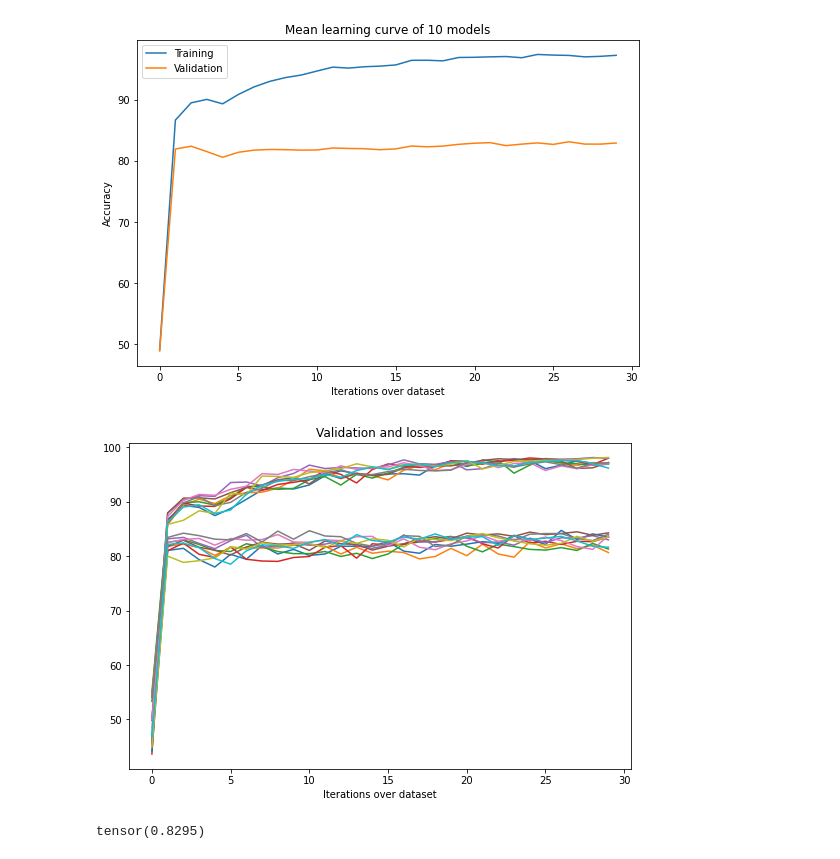
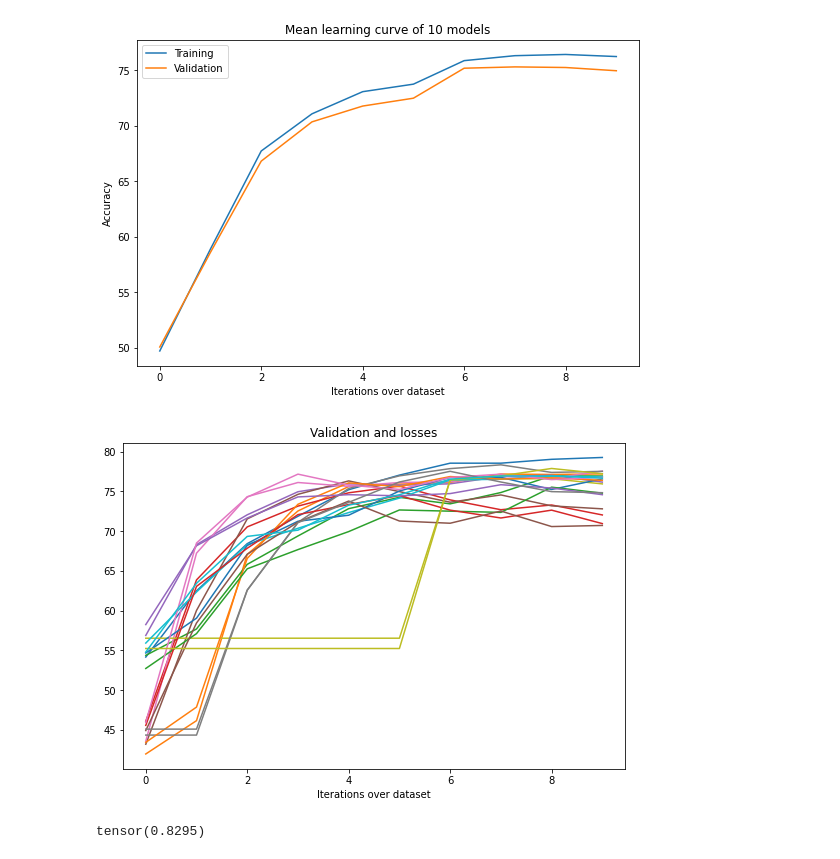
Before and after one commit to DeepRank/3D-Vac, a Jupyter notebook: src/5_train_models/explore_class_seq_xvalidation.ipynb, the cells around one changed output. Drawn from its saved outputs; the diff is of its cells as text; code cells hidden in the pictures.

```diff
--- a/src/5_train_models/explore_class_seq_xvalidation.ipynb
+++ b/src/5_train_models/explore_class_seq_xvalidation.ipynb
@@ -15,38 +15,38 @@ def renorm(data, mean, std):
 # models_path = "/home/daqop/Desktop/M2/Internship/python/trained_models/"
 # models_path = "/home/daqop/mountpoint_snellius/3D-Vac/src/5_train_models/CNN/I/reg/seq/trained_models/"
 models_path = "/home/daqop/train_branch_3D_Vac/src/5_train_models/CNN/I/classification/seq/trained_models/"
-model_name = "mlp_class_baseline_500_neurons_30_epochs_sig_norm.pt"
+model_name = "mlp_class_baseline_5_neurons_10_epochs_clust_test.pt"
 models_path = models_path + model_name
 cp = torch.load(models_path)
 xval_data = cp["models_data"]
 a = cp["arguments"]
 
 train_losses = torch.tensor([data["train_losses"] for data in xval_data])
 validation_losses = torch.tensor([data["validation_losses"] for data in xval_data])
 train_losses = torch.permute(train_losses, (1,0))
 validation_losses = torch.permute(validation_losses, (1,0))
 
 #plot mean validation and loss
 plt.figure(figsize=(9,6))
 plt.plot(range(a.epochs), train_losses.mean(dim=1))
 plt.plot(range(a.epochs), validation_losses.mean(dim=1))
 plt.title("Valid")
 plt.xlabel("Iterations over dataset")
 plt.ylabel("Accuracy")
 plt.title("Mean learning curve of 10 models")
 plt.legend(["Training", "Validation"])
 plt.show()
 
 #plot the actual validation and loss
 plt.figure(figsize=(9,6))
 plt.plot(range(a.epochs), train_losses)
 plt.plot(range(a.epochs), validation_losses)
 plt.title("Validation and losses")
 plt.xlabel("Iterations over dataset")
 plt.show()
 # %% [output]
-[figure, old version]
+[figure, new version]
-[figure, old version]
+[figure, new version]
 # %%
 
 # plot the r-squared and other metrics for each model
```
